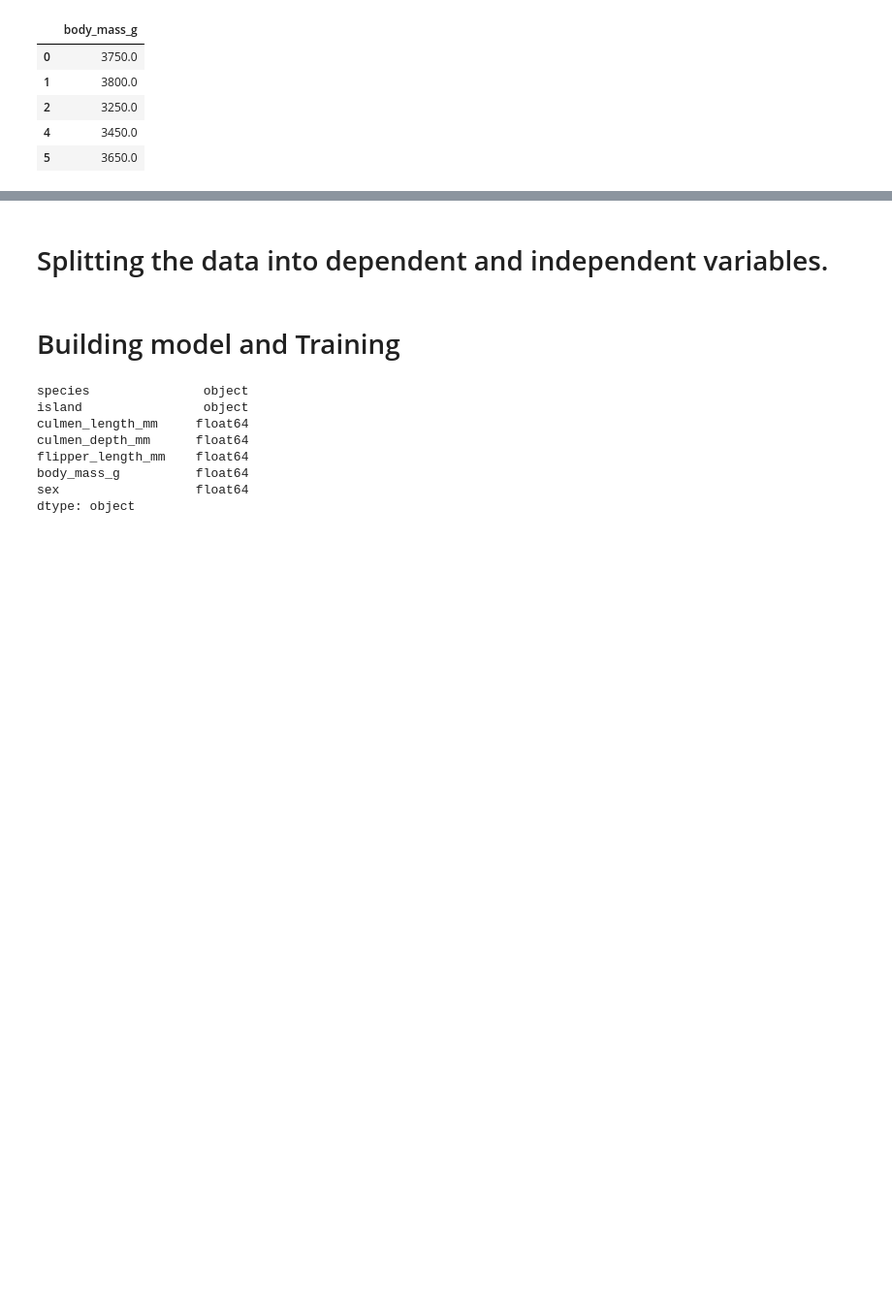
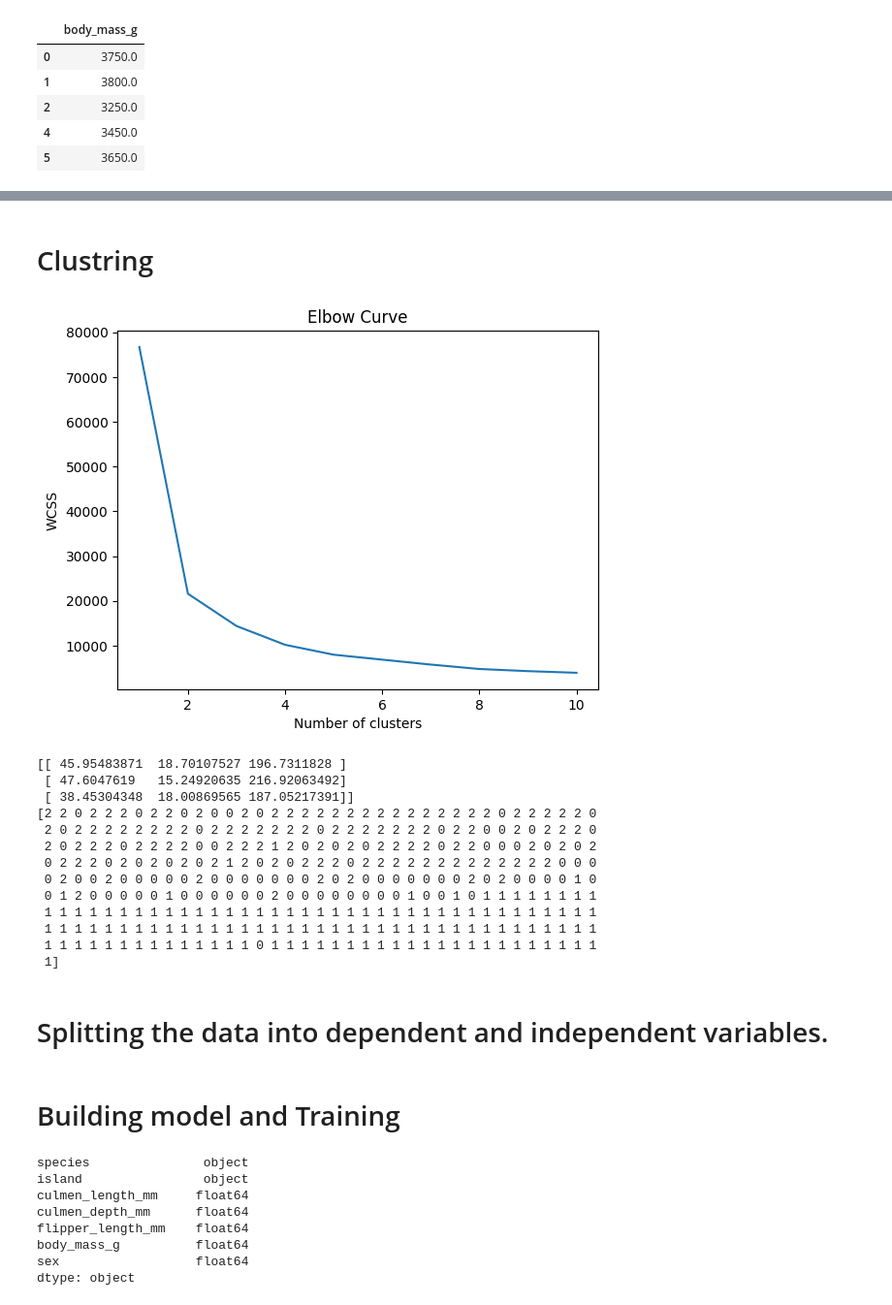
Before and after one commit to adnansamisk/Penguins, a Jupyter notebook: Penguin_Classification_Analysis_3.ipynb, the cells around one changed output, grey strips where cells are left out. Shown at 97% size. Saved outputs shown, nothing was run; the diff lists cells and outputs as text; code cells hidden in the pictures; blank space fills up the shorter version.

```diff
--- a/Penguin_Classification_Analysis_3.ipynb
+++ b/Penguin_Classification_Analysis_3.ipynb
@@ -306,3 +307,48 @@ X1.head()
+# %% [markdown]
+# Clustring
+# %%
+# Select the columns to be used for clustering
+C = df[['culmen_length_mm', 'culmen_depth_mm', 'flipper_length_mm', ]]
+
+# Determine the optimal number of clusters using the elbow method
+wcss = []
+for i in range(1, 11):
+    kmeans = KMeans(n_clusters=i, init='k-means++', max_iter=300, n_init=10, random_state=0)
+    kmeans.fit(C)
+    wcss.append(kmeans.inertia_)
+
+# Plot the elbow curve to help determine the optimal number of clusters
+import matplotlib.pyplot as plt
+plt.plot(range(1, 11), wcss)
+plt.title('Elbow Curve')
+plt.xlabel('Number of clusters')
+plt.ylabel('WCSS')
+plt.show()
+
+# Set the number of clusters based on the elbow curve
+kmeans = KMeans(n_clusters=3, init='k-means++', max_iter=300, n_init=10, random_state=0)
+
+# Perform clustering on the data
+kmeans.fit(C)
+
+# Print the cluster centers and the labels for each data point
+print(kmeans.cluster_centers_)
+print(kmeans.labels_)
+# %% [output]
+[figure, added]
+[[ 45.95483871  18.70107527 196.7311828 ]
+ [ 47.6047619   15.24920635 216.92063492]
+ [ 38.45304348  18.00869565 187.05217391]]
+[2 2 0 2 2 2 0 2 2 0 2 0 0 2 0 2 2 2 2 2 2 2 2 2 2 2 2 2 2 2 0 2 2 2 2 2 0
+ 2 0 2 2 2 2 2 2 2 2 0 2 2 2 2 2 2 2 0 2 2 2 2 2 2 2 0 2 2 0 0 2 0 2 2 2 0
+ 2 0 2 2 2 0 2 2 2 2 0 0 2 2 2 1 2 0 2 0 2 0 2 2 2 2 0 2 2 0 0 0 2 0 2 0 2
+ 0 2 2 2 0 2 0 2 0 2 0 2 1 2 0 2 0 2 2 2 0 2 2 2 2 2 2 2 2 2 2 2 2 2 0 0 0
+ 0 2 0 0 2 0 0 0 0 0 2 0 0 0 0 0 0 0 2 0 2 0 0 0 0 0 0 0 2 0 2 0 0 0 0 1 0
+ 0 1 2 0 0 0 0 0 1 0 0 0 0 0 0 2 0 0 0 0 0 0 0 0 1 0 0 1 0 1 1 1 1 1 1 1 1
+ 1 1 1 1 1 1 1 1 1 1 1 1 1 1 1 1 1 1 1 1 1 1 1 1 1 1 1 1 1 1 1 1 1 1 1 1 1
+ 1 1 1 1 1 1 1 1 1 1 1 1 1 1 1 1 1 1 1 1 1 1 1 1 1 1 1 1 1 1 1 1 1 1 1 1 1
+ 1 1 1 1 1 1 1 1 1 1 1 1 1 1 0 1 1 1 1 1 1 1 1 1 1 1 1 1 1 1 1 1 1 1 1 1 1
+ 1]
 # %% [markdown]
 # Splitting the data into dependent and independent variables.
 # %%
```
Also changed, not shown: parts of 5 cells of this notebook.
